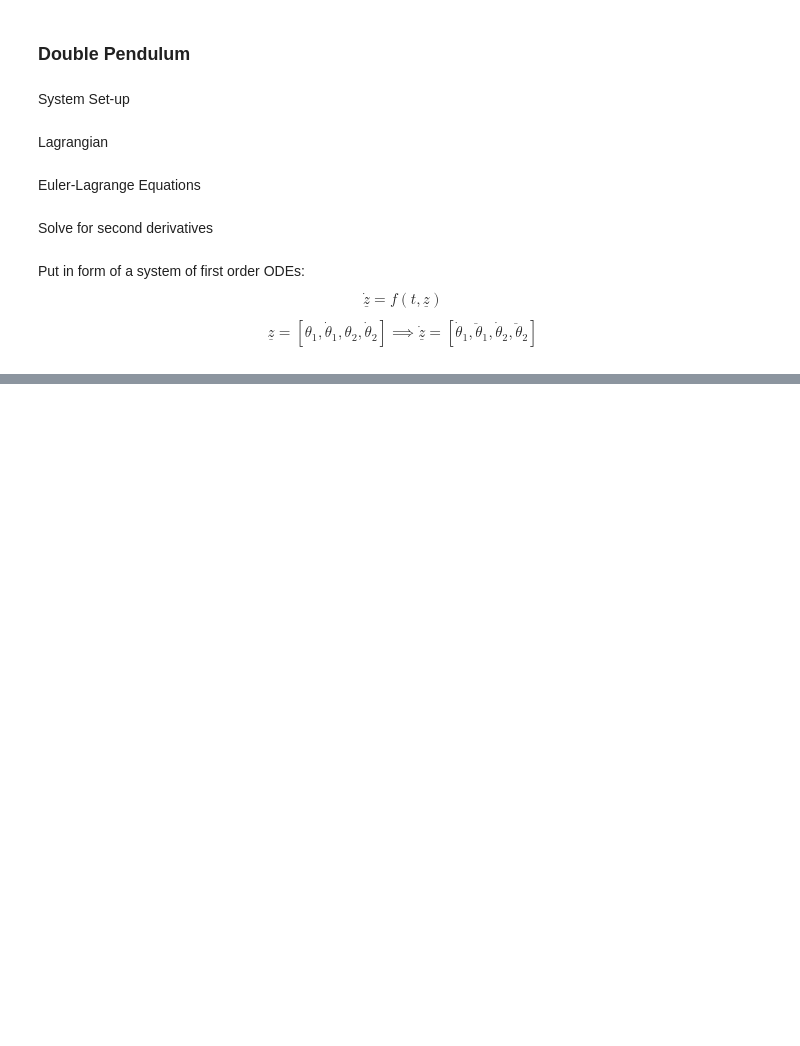
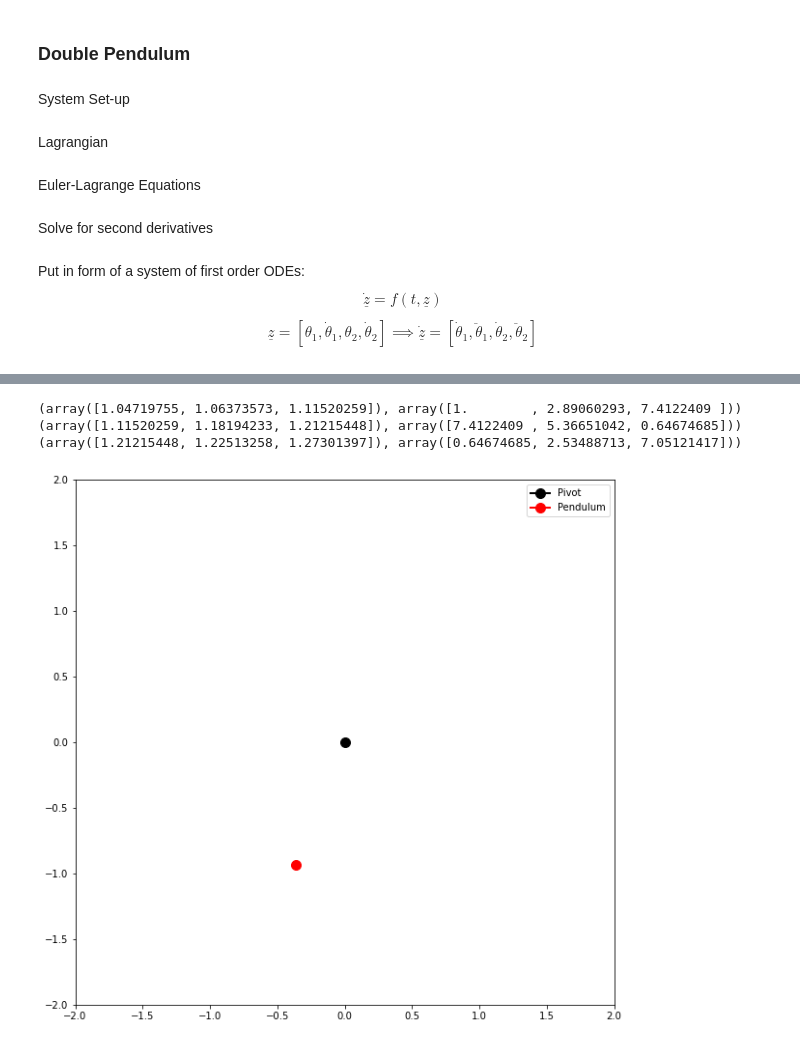
Before and after one commit to jmgpgit/Pendulum, a Jupyter notebook: src/pendulum.ipynb, the cells around one changed output, grey strips where cells are left out. Saved outputs shown, nothing was run; the diff lists cells and outputs as text; code cells hidden in the pictures; blank space fills up the shorter version.

Commit message:
added friction and pulses

```diff
--- a/src/pendulum.ipynb
+++ b/src/pendulum.ipynb
@@ -192,0 +308,47 @@ anim.save('pend.mp4', writer = 'ffmpeg', fps = 30)
+# %%
+x = pp.solve_nth_pulse(500, 0, np.pi/3, 1).y[0] , pp.solve_nth_pulse(500, 0, np.pi/3, 1).y[1]
+print(x)
+y = pp.solve_nth_pulse(-500, 1, x[0][-1], x[1][-1]).y[0], pp.solve_nth_pulse(-500, 1, x[0][-1], x[1][-1]).y[1]
+print(y)
+z = pp.solve_nth_pulse(500, 2, y[0][-1], y[1][-1]).y[0], pp.solve_nth_pulse(500, 2, y[0][-1], y[1][-1]).y[1]
+print(z)
+# %% [output]
+(array([1.04719755, 1.06373573, 1.11520259]), array([1.        , 2.89060293, 7.4122409 ]))
+(array([1.11520259, 1.18194233, 1.21215448]), array([7.4122409 , 5.36651042, 0.64674685]))
+(array([1.21215448, 1.22513258, 1.27301397]), array([0.64674685, 2.53488713, 7.05121417]))
+# %%
+pp = Perturbable_Pendulum(initial_theta = np.pi/3, initial_omega = 0, max_time = 10, dt = 0.01, perturbation_rate = 3)
+# %%
+fig, axes = plt.subplots(nrows=1, ncols=1, figsize=(10, 10))
+
+
+axes.set_ylim(-2,2)
+axes.set_xlim(-2,2)
+
+
+line1, = axes.plot([], [], lw = 2, color = 'red', marker = 'o', markersize = 10)
+line0, = axes.plot([0], [0], lw = 2, color = 'black', marker = 'o', markersize = 10)
+
+axes.legend([line0,line1], ['Pivot', 'Pendulum'])
+
+def init():
+    line1.set_data([], [])
+    return line1,
+
+
+# animation function
+def animate(i):
+    x0, y0 = pp.xs[i], pp.ys[i]
+    # x, y values to be plotted
+    line1.set_data(x0, y0)
+    return line1,
+
+# calling the animation function
+anim = animation.FuncAnimation(fig, animate,
+                            init_func = init,
+                            frames = 800,
+                            interval = 20,
+                            blit = True)
+anim.save('pend.mp4', writer = 'ffmpeg', fps = 30)
+# %% [output]
+[figure, added]
```
Also changed, not shown: parts of 9 cells of this notebook, 1 other file.
